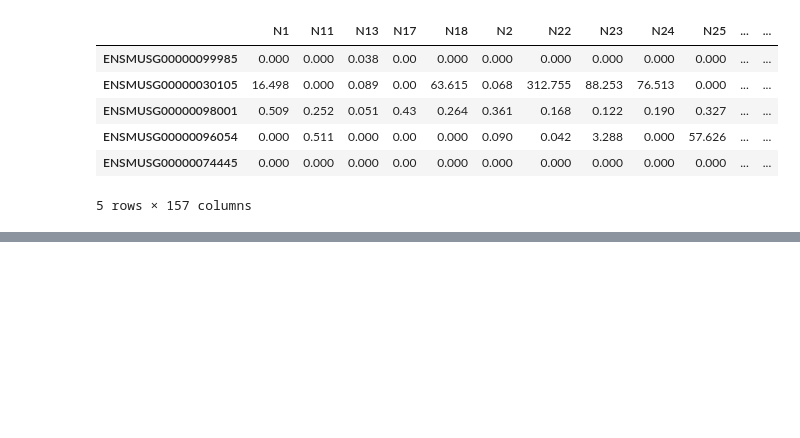
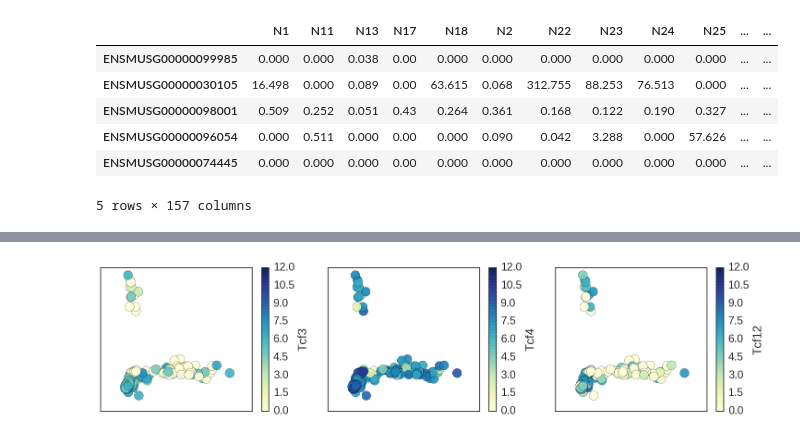
Before and after one commit to mboareto/InterplayNotchID_neurogenesis, a Jupyter notebook: InterplayNotch_IDs_AdultBrain.ipynb, the cells around one changed output, grey strips where cells are left out. Saved outputs shown, nothing was run; the diff lists cells and outputs as text; code cells hidden in the pictures; blank space fills up the shorter version.

```diff
--- a/InterplayNotch_IDs_AdultBrain.ipynb
+++ b/InterplayNotch_IDs_AdultBrain.ipynb
@@ -307,0 +396,42 @@ plt.tight_layout()
+# %%
+from sklearn.decomposition import PCA
+def dimensional_reduction(D, pc=[0,1], c=None, clabel=None, cbar=True, clim=None, xticks=[], yticks=[],
+                          cmap='YlGnBu', fs=[8,5], ms=200, marker=None, label=None, ax=None):
+    if ax==None:
+        f = plt.subplots(1, 1, figsize=(fs[0], fs[1]), sharex=True, sharey=True)
+    X = PCA(n_components=3).fit(D.T).transform(D.T)
+
+    im = plt.scatter(X[:,pc[0]], X[:,pc[1]], c=c, cmap=cmap, marker='o', s=ms, alpha=0.9)
+    if label!=None:
+        plt.legend(loc='center left', bbox_to_anchor=(1, 0.8))
+    if cbar:
+        cbar = plt.colorbar(im, orientation='vertical')
+        if clabel!=None:
+            if clim!=None:
+                plt.clim([clim[0], clim[1]])
+            else:
+                plt.clim([np.min(c), np.max(c)])
+            cbar.set_label(clabel)
+    if xticks!=None:
+        plt.xticks(xticks)
+    if yticks!=None:
+        plt.yticks(yticks)
+# %%
+f = plt.subplots(1, 3, figsize=(18, 4))
+ax = plt.subplot2grid((1, 3), (0, 0), colspan=1, rowspan=1)
+D['list_genes'] = ensembl_to_geneID(Xi,[['Tcf3']])
+x = get_expression(D)
+dimensional_reduction(D['data'], clabel='Tcf3', c=x, clim=[0, 12], ax=ax)
+
+
+ax = plt.subplot2grid((1, 3), (0, 1), colspan=1, rowspan=1)
+D['list_genes'] = ensembl_to_geneID(Xi,[['Tcf4']])
+x = get_expression(D)
+dimensional_reduction(D['data'], clabel='Tcf4', c=x, clim=[0, 12], ax=ax)
+
+ax = plt.subplot2grid((1, 3), (0, 2), colspan=1, rowspan=1)
+D['list_genes'] = ensembl_to_geneID(Xi,[['Tcf12']])
+x = get_expression(D)
+dimensional_reduction(D['data'], clabel='Tcf12', c=x, clim=[0, 12], ax=ax)
+# %% [output]
+[figure, added]
```
Also changed, not shown: parts of 7 cells of this notebook.
